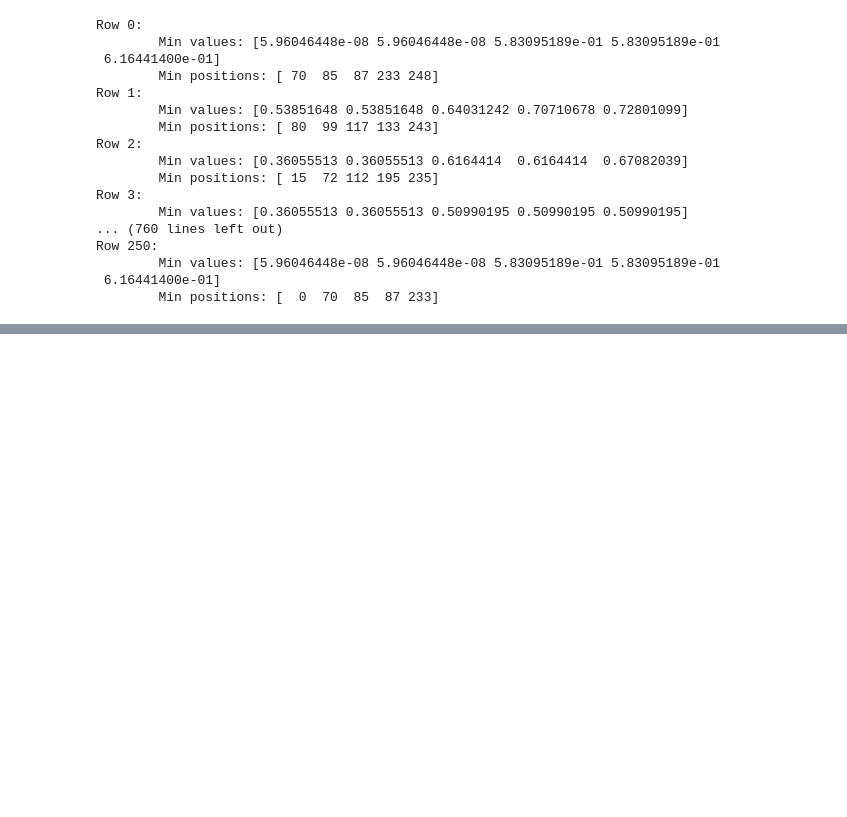
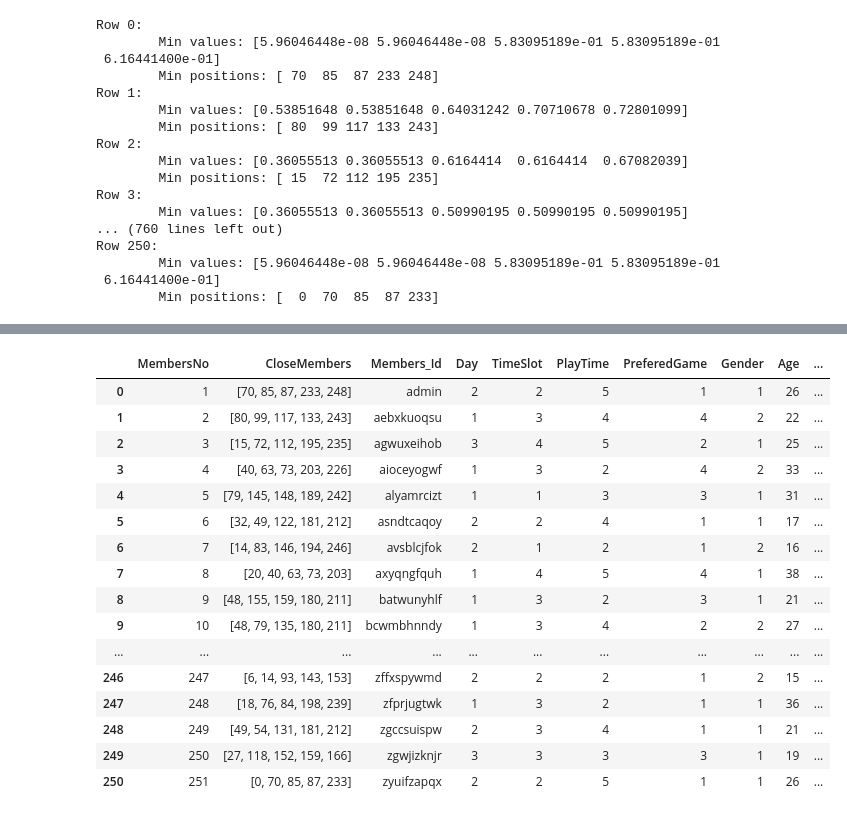
Before and after one commit to wasitacatisaw-ouo/python_practice, a Jupyter notebook: TogatherSquadDB.ipynb, the cells around one changed output, grey strips where cells are left out. Drawn from its saved outputs; the diff is of its cells as text; code cells hidden in the pictures; blank space fills up the shorter version.

```diff
--- a/TogatherSquadDB.ipynb
+++ b/TogatherSquadDB.ipynb
@@ -483,0 +506,4 @@ cpdf
+# %%
+close_member_df = cpdf.transpose()
+close_member_df.columns = ['CloseMembers']
+close_member_df
@@ -483,0 +548,21 @@ cpdf
+# %%
+userData_df.insert(loc=1, column='CloseMembers', value=close_member_df)
+userData_df
+# %% [output]
+|  | MembersNo | CloseMembers | Members_Id | Day | TimeSlot | PlayTime | PreferedGame | Gender | Age | ... |
+| 0 | 1 | [70, 85, 87, 233, 248] | admin | 2 | 2 | 5 | 1 | 1 | 26 | ... |
+| 1 | 2 | [80, 99, 117, 133, 243] | aebxkuoqsu | 1 | 3 | 4 | 4 | 2 | 22 | ... |
+| 2 | 3 | [15, 72, 112, 195, 235] | agwuxeihob | 3 | 4 | 5 | 2 | 1 | 25 | ... |
+| 3 | 4 | [40, 63, 73, 203, 226] | aioceyogwf | 1 | 3 | 2 | 4 | 2 | 33 | ... |
+| 4 | 5 | [79, 145, 148, 189, 242] | alyamrcizt | 1 | 1 | 3 | 3 | 1 | 31 | ... |
+| 5 | 6 | [32, 49, 122, 181, 212] | asndtcaqoy | 2 | 2 | 4 | 1 | 1 | 17 | ... |
+| 6 | 7 | [14, 83, 146, 194, 246] | avsblcjfok | 2 | 1 | 2 | 1 | 2 | 16 | ... |
+| 7 | 8 | [20, 40, 63, 73, 203] | axyqngfquh | 1 | 4 | 5 | 4 | 1 | 38 | ... |
+| 8 | 9 | [48, 155, 159, 180, 211] | batwunyhlf | 1 | 3 | 2 | 3 | 1 | 21 | ... |
+| 9 | 10 | [48, 79, 135, 180, 211] | bcwmbhnndy | 1 | 3 | 4 | 2 | 2 | 27 | ... |
+| ... | ... | ... | ... | ... | ... | ... | ... | ... | ... | ... |
+| 246 | 247 | [6, 14, 93, 143, 153] | zffxspywmd | 2 | 2 | 2 | 1 | 2 | 15 | ... |
+| 247 | 248 | [18, 76, 84, 198, 239] | zfprjugtwk | 1 | 3 | 2 | 1 | 1 | 36 | ... |
+| 248 | 249 | [49, 54, 131, 181, 212] | zgccsuispw | 2 | 3 | 4 | 1 | 1 | 21 | ... |
+| 249 | 250 | [27, 118, 152, 159, 166] | zgwjizknjr | 3 | 3 | 3 | 3 | 1 | 19 | ... |
+| 250 | 251 | [0, 70, 85, 87, 233] | zyuifzapqx | 2 | 2 | 5 | 1 | 1 | 26 | ... |
```
Also changed, not shown: parts of 37 cells of this notebook, 2 other files.
